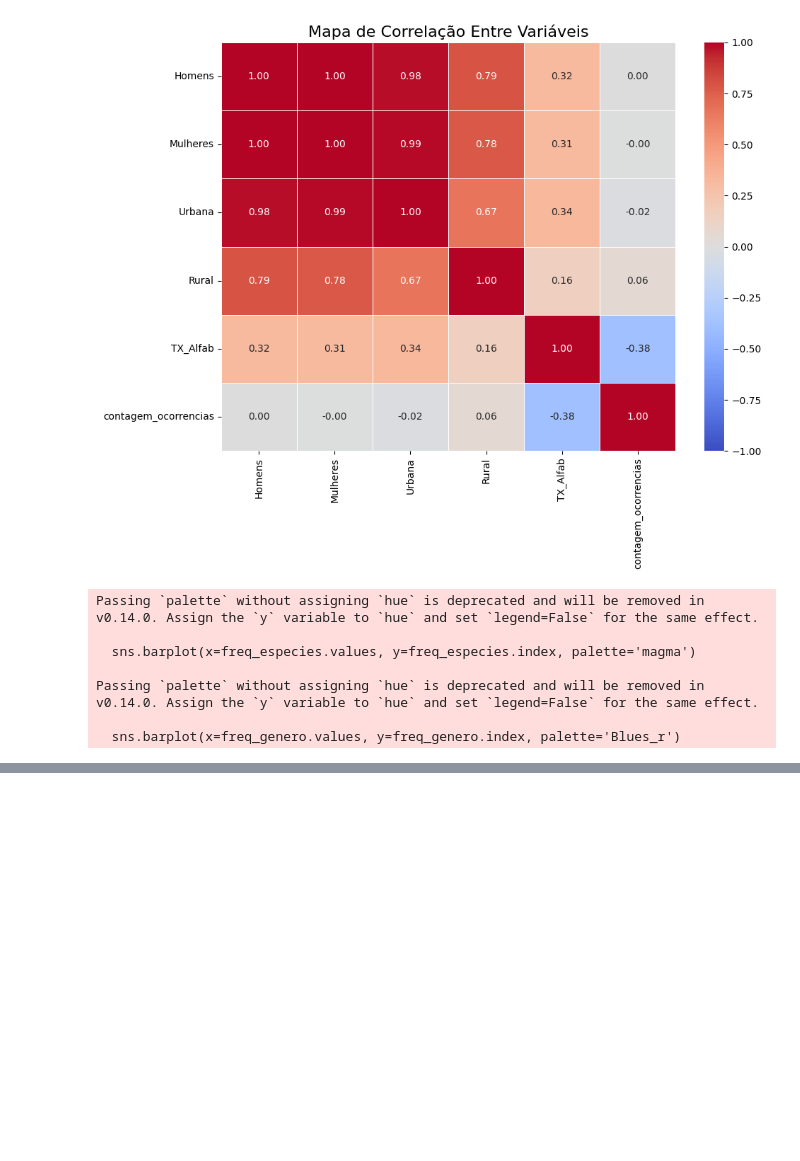
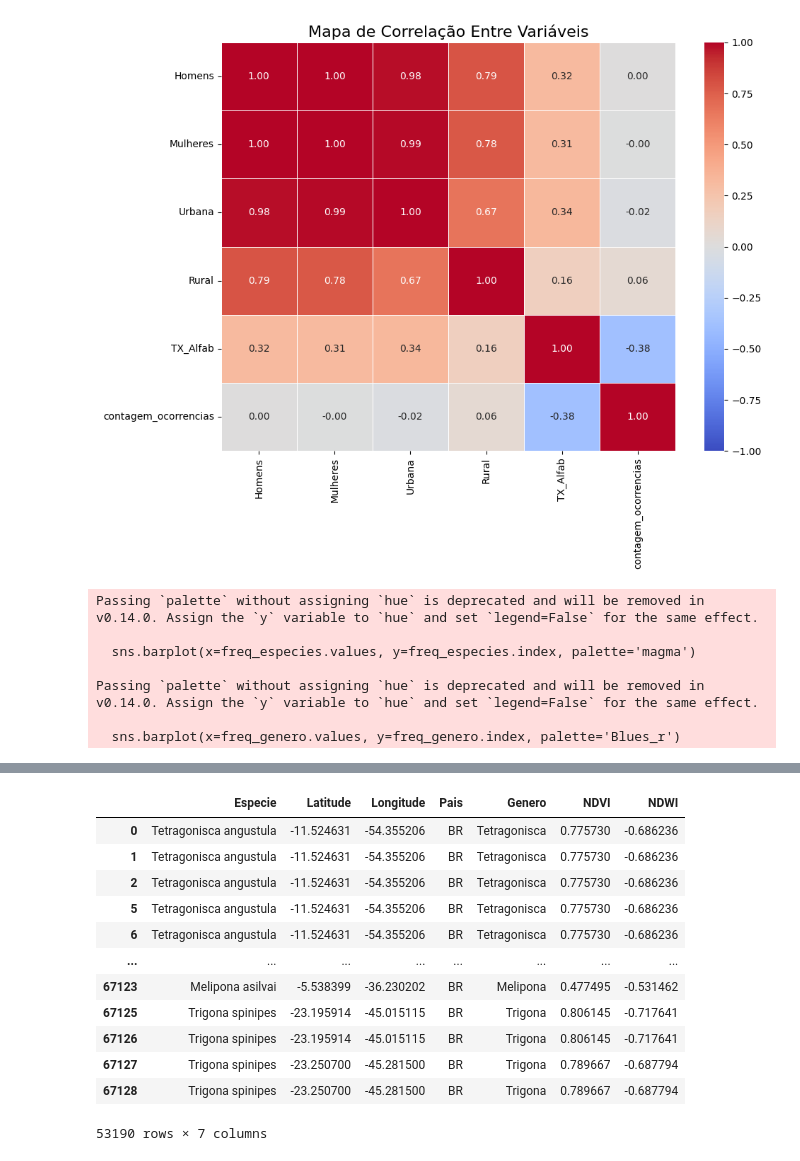
Before and after one commit to carulena/recomenda_abelha, a Jupyter notebook: ler_csv_meliponas.ipynb, the cells around one changed output, grey strips where cells are left out. Saved outputs shown, nothing was run; the diff lists cells and outputs as text; code cells hidden in the pictures; blank space fills up the shorter version.

```diff
--- a/ler_csv_meliponas.ipynb
+++ b/ler_csv_meliponas.ipynb
@@ -293,0 +324,16 @@ TypeError: plotarMapaDeCalor() takes 2 positional arguments but 3 were given
+# %%
+meliponas_gbif
+# %% [output]
+|  | Especie | Latitude | Longitude | Pais | Genero | NDVI | NDWI |
+| 0 | Tetragonisca angustula | -11.524631 | -54.355206 | BR | Tetragonisca | 0.775730 | -0.686236 |
+| 1 | Tetragonisca angustula | -11.524631 | -54.355206 | BR | Tetragonisca | 0.775730 | -0.686236 |
+| 2 | Tetragonisca angustula | -11.524631 | -54.355206 | BR | Tetragonisca | 0.775730 | -0.686236 |
+| 5 | Tetragonisca angustula | -11.524631 | -54.355206 | BR | Tetragonisca | 0.775730 | -0.686236 |
+| 6 | Tetragonisca angustula | -11.524631 | -54.355206 | BR | Tetragonisca | 0.775730 | -0.686236 |
+| ... | ... | ... | ... | ... | ... | ... | ... |
+| 67123 | Melipona asilvai | -5.538399 | -36.230202 | BR | Melipona | 0.477495 | -0.531462 |
+| 67125 | Trigona spinipes | -23.195914 | -45.015115 | BR | Trigona | 0.806145 | -0.717641 |
+| 67126 | Trigona spinipes | -23.195914 | -45.015115 | BR | Trigona | 0.806145 | -0.717641 |
+| 67127 | Trigona spinipes | -23.250700 | -45.281500 | BR | Trigona | 0.789667 | -0.687794 |
+| 67128 | Trigona spinipes | -23.250700 | -45.281500 | BR | Trigona | 0.789667 | -0.687794 |
+53190 rows × 7 columns
```
Also changed, not shown: parts of 13 cells of this notebook, 14 other files.
